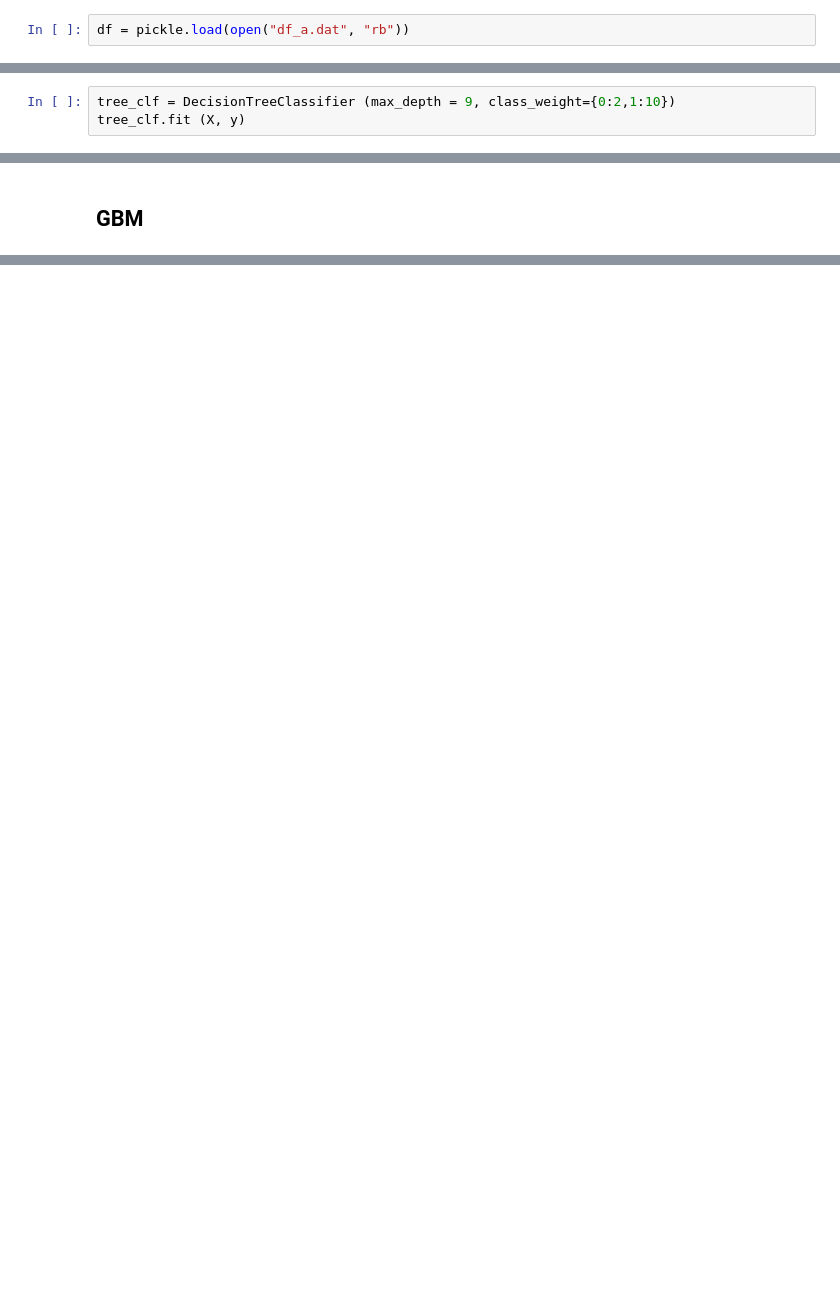
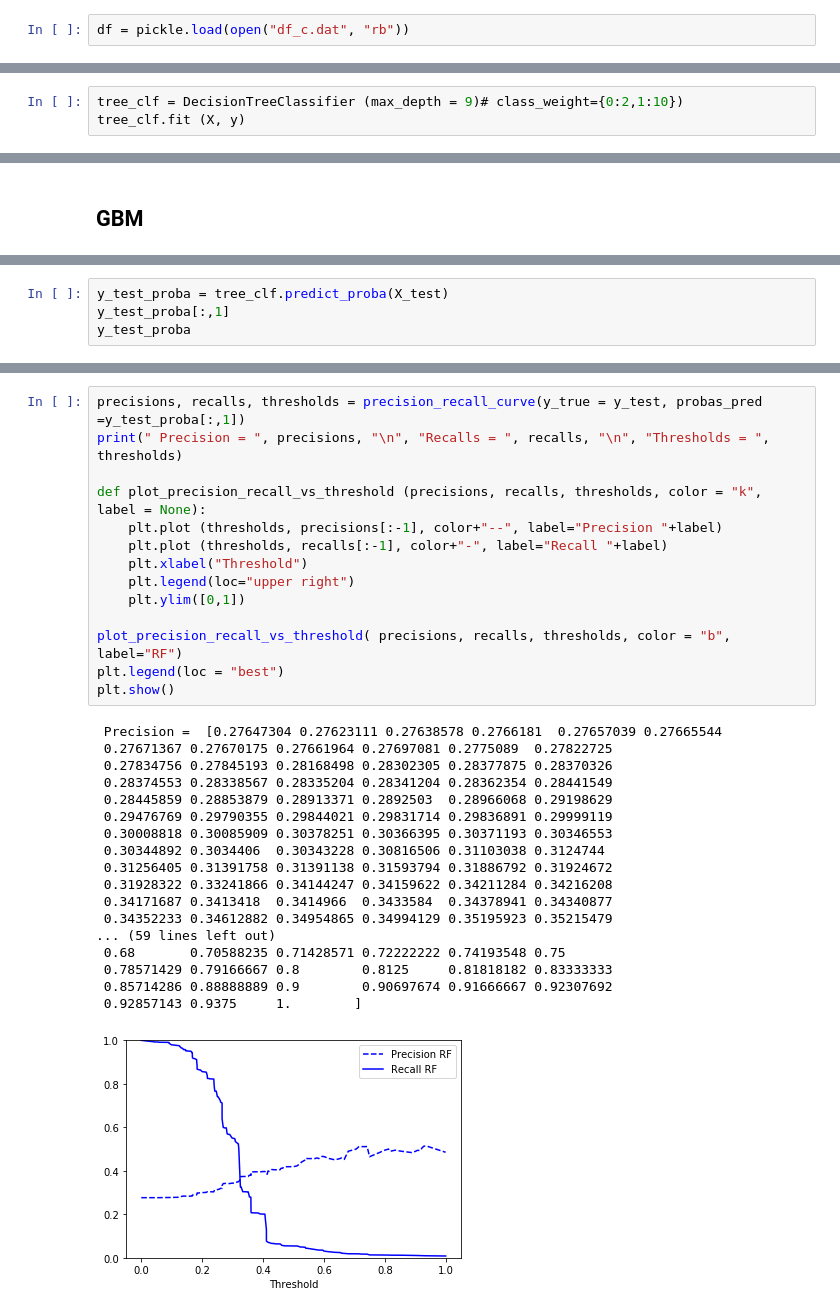
Before and after one commit to Asafamitai/IDC-BDA-Exercises, a Jupyter notebook: NoShowProjectModeling.ipynb, the cells around one changed output, grey strips where cells are left out. Drawn from its saved outputs; the diff is of its cells as text; blank space fills up the shorter version.

```diff
--- a/NoShowProjectModeling.ipynb
+++ b/NoShowProjectModeling.ipynb
@@ -39,4 +40,4 @@ from sklearn.metrics import precision_score, recall_score
 from sklearn.metrics import roc_curve
 from sklearn.ensemble import RandomForestClassifier
 # %%
-df = pickle.load(open("df_a.dat", "rb"))
+df = pickle.load(open("df_c.dat", "rb"))
@@ -51,6 +62,6 @@ X_test=test_df.drop(['No-show_'], axis = 1)
 # %% [markdown]
 # עץ החלטה גדול
 # %%
-tree_clf = DecisionTreeClassifier (max_depth = 9, class_weight={0:2,1:10})
+tree_clf = DecisionTreeClassifier (max_depth = 9)# class_weight={0:2,1:10})
 tree_clf.fit (X, y)
 # %% [output]
@@ -134,0 +146,4 @@ recall_score(y_test, y_pred_gb)
+# %%
+y_test_proba = tree_clf.predict_proba(X_test)
+y_test_proba[:,1]
+y_test_proba
@@ -134,0 +178,33 @@ recall_score(y_test, y_pred_gb)
+# %%
+precisions, recalls, thresholds = precision_recall_curve(y_true = y_test, probas_pred =y_test_proba[:,1])
+print(" Precision = ", precisions, "\n", "Recalls = ", recalls, "\n", "Thresholds = ", thresholds)
+
+def plot_precision_recall_vs_threshold (precisions, recalls, thresholds, color = "k", label = None):
+    plt.plot (thresholds, precisions[:-1], color+"--", label="Precision "+label)
+    plt.plot (thresholds, recalls[:-1], color+"-", label="Recall "+label)
+    plt.xlabel("Threshold")
+    plt.legend(loc="upper right")
+    plt.ylim([0,1])
+
+plot_precision_recall_vs_threshold( precisions, recalls, thresholds, color = "b", label="RF")
+plt.legend(loc = "best")
+plt.show()
+# %% [output]
+ Precision =  [0.27647304 0.27623111 0.27638578 0.2766181  0.27657039 0.27665544
+ 0.27671367 0.27670175 0.27661964 0.27697081 0.2775089  0.27822725
+ 0.27834756 0.27845193 0.28168498 0.28302305 0.28377875 0.28370326
+ 0.28374553 0.28338567 0.28335204 0.28341204 0.28362354 0.28441549
+ 0.28445859 0.28853879 0.28913371 0.2892503  0.28966068 0.29198629
+ 0.29476769 0.29790355 0.29844021 0.29831714 0.29836891 0.29999119
+ 0.30008818 0.30085909 0.30378251 0.30366395 0.30371193 0.30346553
+ 0.30344892 0.3034406  0.30343228 0.30816506 0.31103038 0.3124744
+ 0.31256405 0.31391758 0.31391138 0.31593794 0.31886792 0.31924672
+ 0.31928322 0.33241866 0.34144247 0.34159622 0.34211284 0.34216208
+ 0.34171687 0.3413418  0.3414966  0.3433584  0.34378941 0.34340877
+ 0.34352233 0.34612882 0.34954865 0.34994129 0.35195923 0.35215479
+... (59 lines left out)
+ 0.68       0.70588235 0.71428571 0.72222222 0.74193548 0.75
+ 0.78571429 0.79166667 0.8        0.8125     0.81818182 0.83333333
+ 0.85714286 0.88888889 0.9        0.90697674 0.91666667 0.92307692
+ 0.92857143 0.9375     1.        ]
+[figure, added]
```
Also changed, not shown: parts of 41 cells of this notebook, 7 other files.
